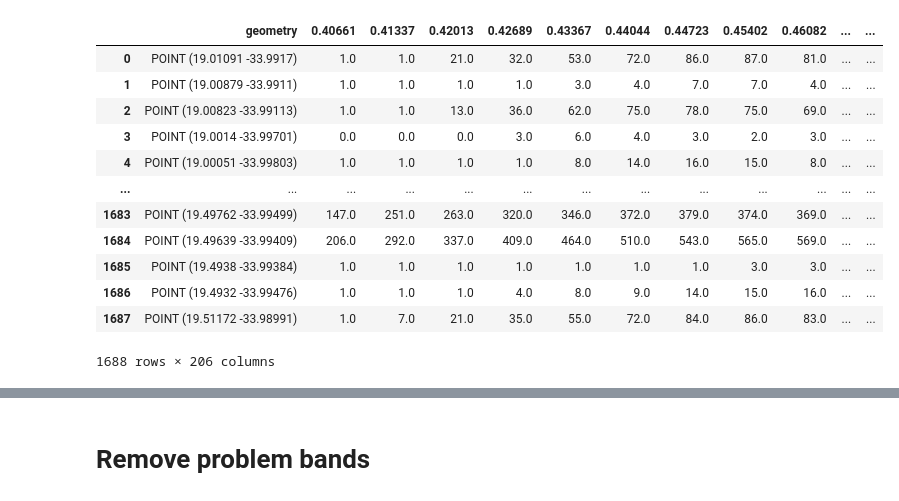
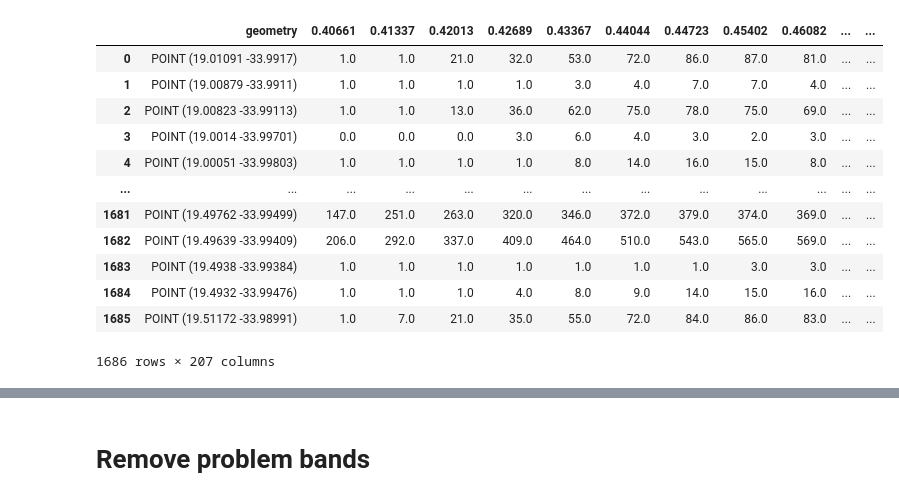
Before and after one commit to Geethen/hypinvalimap, a Jupyter notebook: code/NB1_baselineModels.ipynb, the cells around one changed output, grey strips where cells are left out. Cells and saved outputs as stored; diff of their text form; code cells hidden in the pictures.

```diff
--- a/code/NB1_baselineModels.ipynb
+++ b/code/NB1_baselineModels.ipynb
@@ -36,28 +36,29 @@ df18
 # %%
 # Load invasive species point data
-gdf = gpd.read_file('/home/geethen/invasives/hypinvalimap/data/aliens_sep2018.shp')
+# gdf = gpd.read_file('/home/geethen/invasives/hypinvalimap/data/aliens_sep2018.shp')
+gdf = gpd.read_file('/home/geethen/invasives/hypinvalimap/data/aliens_sep2018_bioscape2023.shp')
 gdf.crs# already in 4326
 gdf.explore()
 # gdf = gdf.to_crs("EPSG:32734")
 gdf.head()
 gdf
 
-gdf18 = gpd.sjoin(df18, gdf[['geometry', 'class', 'group']], how='left', predicate='intersects')
+gdf18 = gpd.sjoin(df18, gdf[['geometry', 'class', 'group', 'change']], how='left', predicate='intersects')
 gdf18
 # %% [output]
 |  | geometry | 0.40661 | 0.41337 | 0.42013 | 0.42689 | 0.43367 | 0.44044 | 0.44723 | 0.45402 | 0.46082 | ... | ... |
 | 0 | POINT (19.01091 -33.9917) | 1.0 | 1.0 | 21.0 | 32.0 | 53.0 | 72.0 | 86.0 | 87.0 | 81.0 | ... | ... |
 | 1 | POINT (19.00879 -33.9911) | 1.0 | 1.0 | 1.0 | 1.0 | 3.0 | 4.0 | 7.0 | 7.0 | 4.0 | ... | ... |
 | 2 | POINT (19.00823 -33.99113) | 1.0 | 1.0 | 13.0 | 36.0 | 62.0 | 75.0 | 78.0 | 75.0 | 69.0 | ... | ... |
 | 3 | POINT (19.0014 -33.99701) | 0.0 | 0.0 | 0.0 | 3.0 | 6.0 | 4.0 | 3.0 | 2.0 | 3.0 | ... | ... |
 | 4 | POINT (19.00051 -33.99803) | 1.0 | 1.0 | 1.0 | 1.0 | 8.0 | 14.0 | 16.0 | 15.0 | 8.0 | ... | ... |
 | ... | ... | ... | ... | ... | ... | ... | ... | ... | ... | ... | ... | ... |
-| 1683 | POINT (19.49762 -33.99499) | 147.0 | 251.0 | 263.0 | 320.0 | 346.0 | 372.0 | 379.0 | 374.0 | 369.0 | ... | ... |
-| 1684 | POINT (19.49639 -33.99409) | 206.0 | 292.0 | 337.0 | 409.0 | 464.0 | 510.0 | 543.0 | 565.0 | 569.0 | ... | ... |
-| 1685 | POINT (19.4938 -33.99384) | 1.0 | 1.0 | 1.0 | 1.0 | 1.0 | 1.0 | 1.0 | 3.0 | 3.0 | ... | ... |
-| 1686 | POINT (19.4932 -33.99476) | 1.0 | 1.0 | 1.0 | 4.0 | 8.0 | 9.0 | 14.0 | 15.0 | 16.0 | ... | ... |
-| 1687 | POINT (19.51172 -33.98991) | 1.0 | 7.0 | 21.0 | 35.0 | 55.0 | 72.0 | 84.0 | 86.0 | 83.0 | ... | ... |
+| 1681 | POINT (19.49762 -33.99499) | 147.0 | 251.0 | 263.0 | 320.0 | 346.0 | 372.0 | 379.0 | 374.0 | 369.0 | ... | ... |
+| 1682 | POINT (19.49639 -33.99409) | 206.0 | 292.0 | 337.0 | 409.0 | 464.0 | 510.0 | 543.0 | 565.0 | 569.0 | ... | ... |
+| 1683 | POINT (19.4938 -33.99384) | 1.0 | 1.0 | 1.0 | 1.0 | 1.0 | 1.0 | 1.0 | 3.0 | 3.0 | ... | ... |
+| 1684 | POINT (19.4932 -33.99476) | 1.0 | 1.0 | 1.0 | 4.0 | 8.0 | 9.0 | 14.0 | 15.0 | 16.0 | ... | ... |
+| 1685 | POINT (19.51172 -33.98991) | 1.0 | 7.0 | 21.0 | 35.0 | 55.0 | 72.0 | 84.0 | 86.0 | 83.0 | ... | ... |
-1688 rows × 206 columns
+1686 rows × 207 columns
 # %%
 df23 = gpd.read_file("/home/geethen/invasives/hypinvalimap/data/2023_extracted.geojson")
 df23
```
Also changed, not shown: parts of 133 cells of this notebook, 8 other files.
